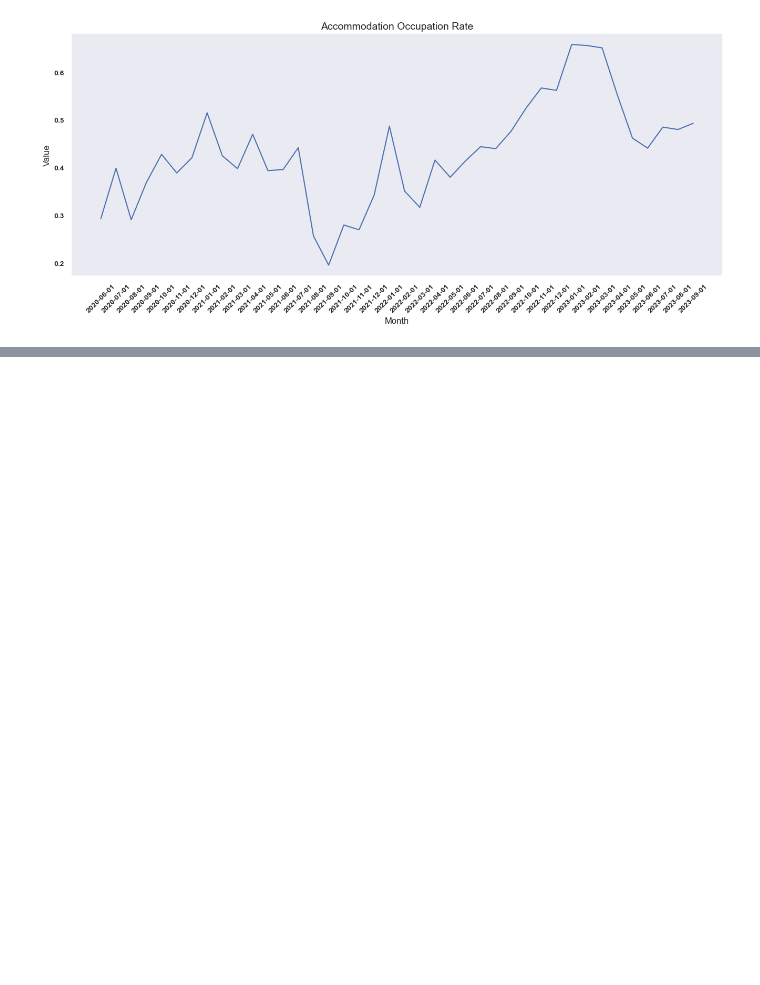
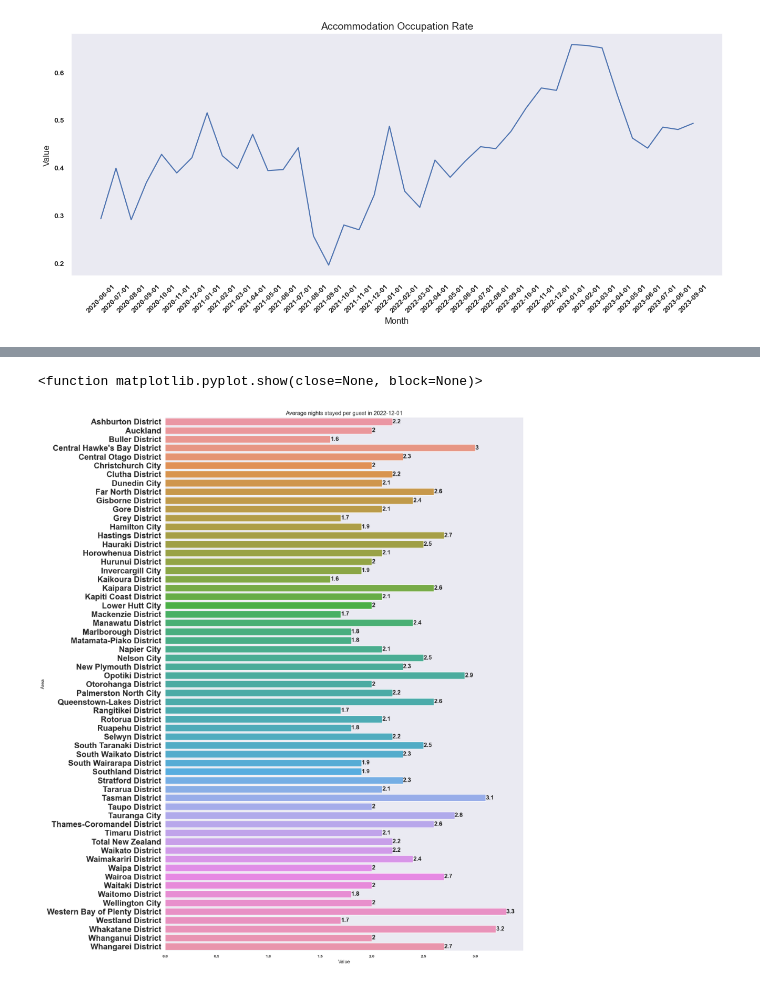
Before and after one commit to jamesou/machine_learning, a Jupyter notebook: Mlflow-Diabetes-Prediction-Pipeline/accommodation_analysis.ipynb, the cells around one changed output, grey strips where cells are left out. Cells and saved outputs as stored; diff of their text form; code cells hidden in the pictures; blank space fills up the shorter version.

```diff
--- a/Mlflow-Diabetes-Prediction-Pipeline/accommodation_analysis.ipynb
+++ b/Mlflow-Diabetes-Prediction-Pipeline/accommodation_analysis.ipynb
@@ -132,0 +135,25 @@ plt.show
+# %%
+# example2 Average nights stayed per guest in Dec 2022( the highest number)
+# select Month,value,Property,Area,Area_type from machine_learning.ADP_All_Measures
+# where Measure = "Average nights stayed per guest"
+# and Property='Total' and Area_type='TA'   and Month='2022-12-01' and value!= 'Confidentialised' order by Area asc;
+date_str = '2022-12-01'
+#remove Confidentialised value
+filtered_df = df[(df['Measure'] == "Average nights stayed per guest")
+                 &(df['Property'] == "Total")
+                 &(df['Area type'] == "TA")
+                 &(df['Month'] == date_str)
+                 &(df['Value'] != "Confidentialised")].sort_values('Area')
+x=filtered_df['Value'].astype(float)
+y=filtered_df['Area']
+#make figure looks larger
+plt.figure(figsize=(16,24))
+plt.title("Average nights stayed per guest in "+ date_str,fontsize = 14)
+sns.set(rc={"axes.grid":False,'xtick.labelsize':10,'ytick.labelsize':20})
+# create a bar chart
+ax = sns.barplot(filtered_df,x=x,y=y)
+ax.bar_label(ax.containers[0], fontsize=15)
+plt.show
+# %% [output]
+<function matplotlib.pyplot.show(close=None, block=None)>
+[figure, added]
```
Also changed, not shown: parts of 3 cells of this notebook.
